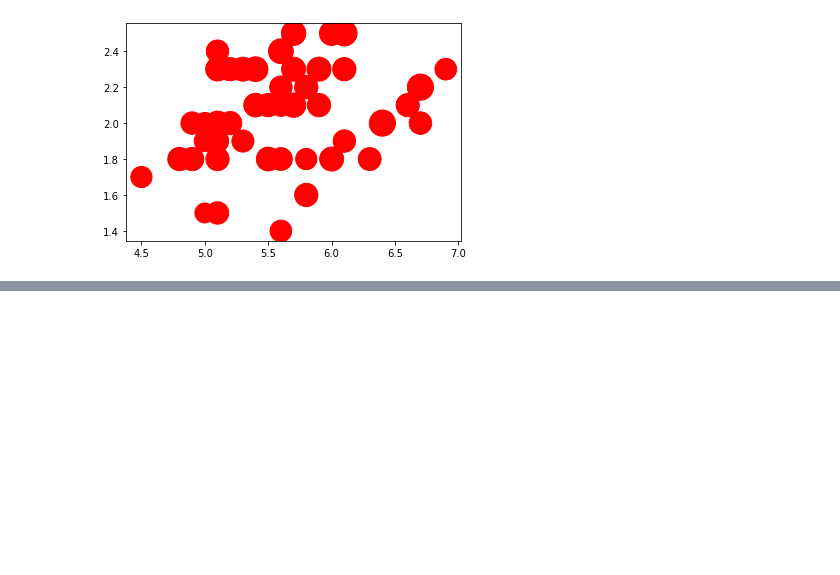
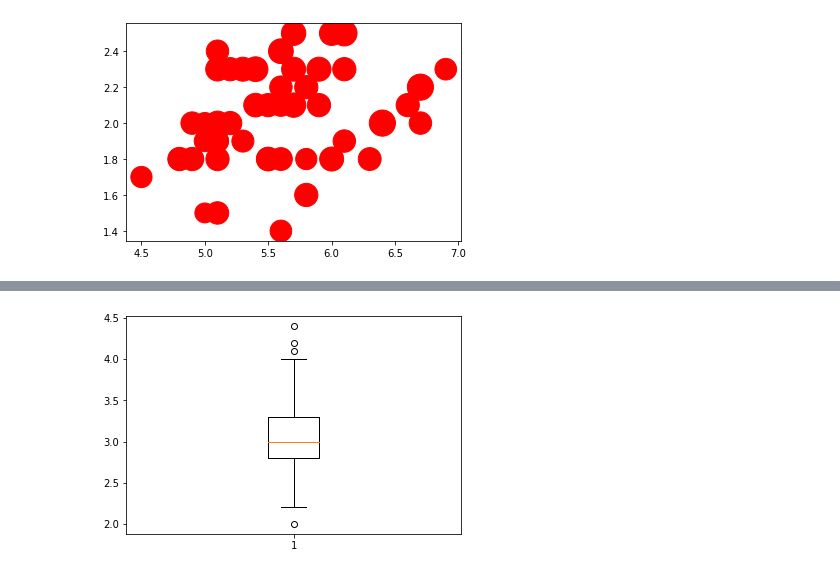
Before and after one commit to Patsee/data_viz, a Jupyter notebook: Visualize_Data_Distribution_(02).ipynb, the cells around one changed output, grey strips where cells are left out. Saved outputs shown, nothing was run; the diff lists cells and outputs as text; code cells hidden in the pictures; blank space fills up the shorter version.

```diff
--- a/Visualize_Data_Distribution_(02).ipynb
+++ b/Visualize_Data_Distribution_(02).ipynb
@@ -175,0 +199,4 @@ plt.scatter(df['PetalLength'][100:],df['PetalWidth'][100:],s=180*df['SepalWidth'
+# %%
+o = plt.boxplot(df['SepalWidth'])
+# %% [output]
+[figure, added]
```
Also changed, not shown: parts of 7 cells of this notebook.
